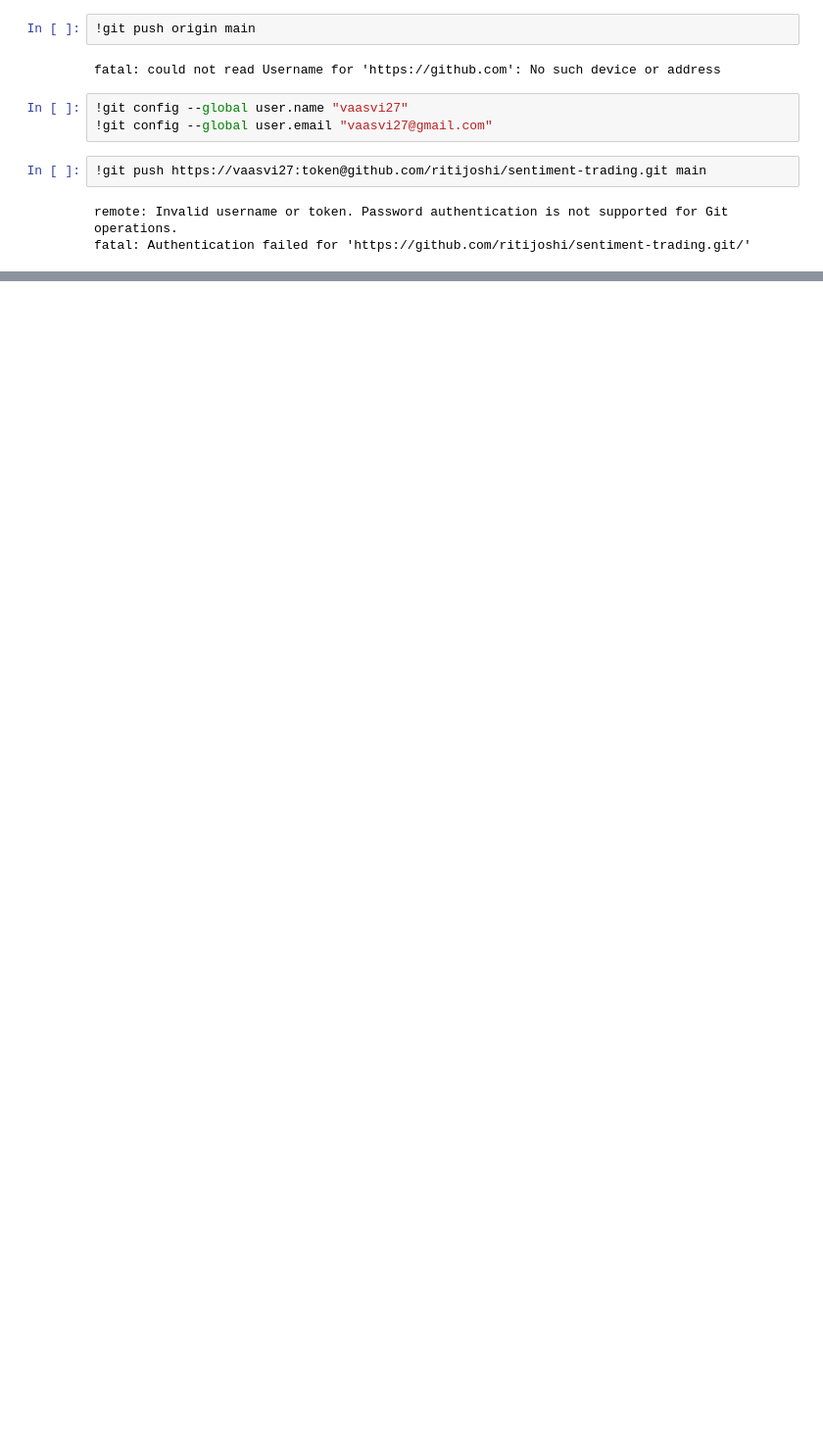
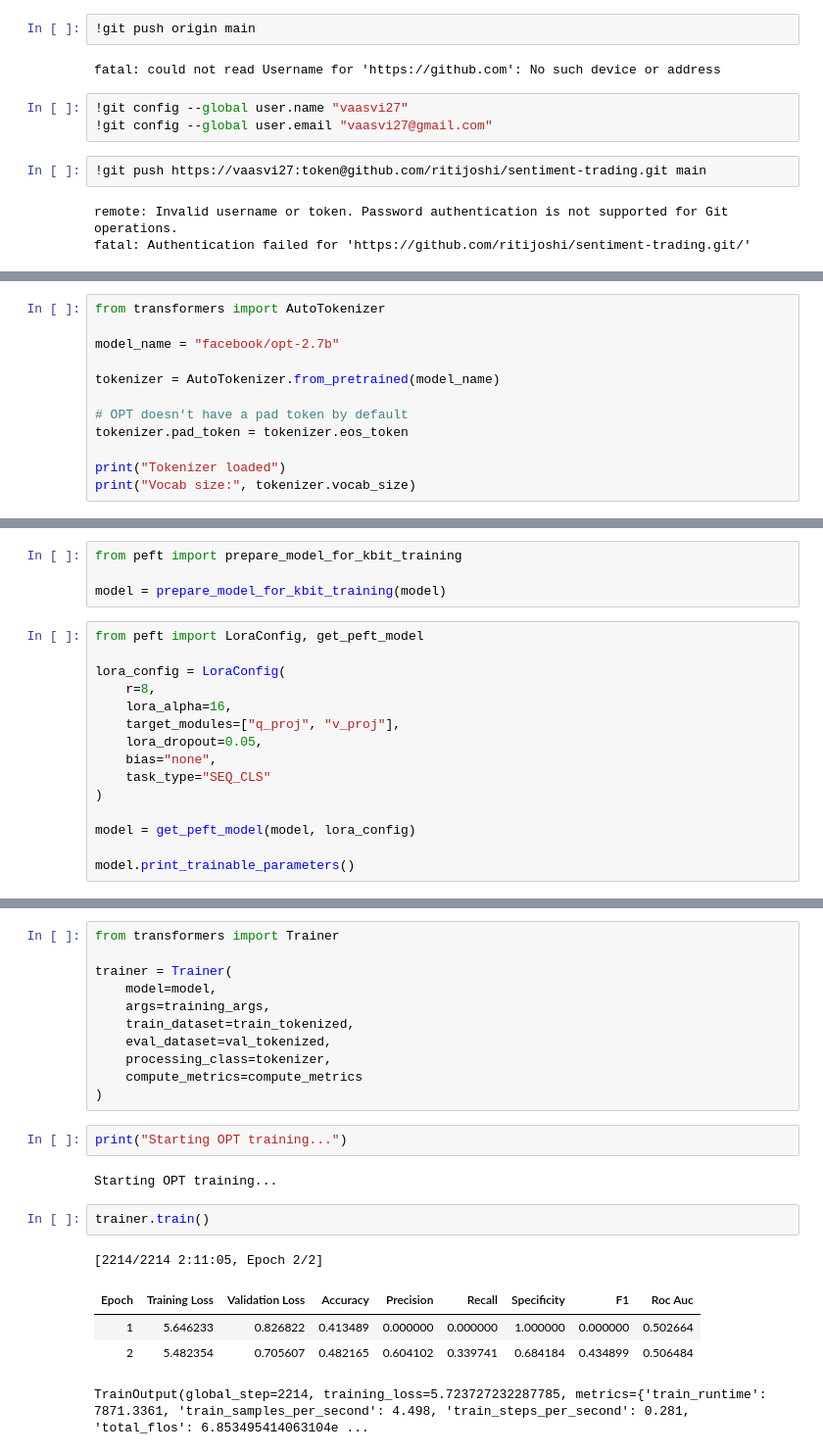
Before and after one commit to ritijoshi/sentiment-trading, a Jupyter notebook: Sentiment_Trading_LLM_Project.ipynb, the cells around one changed output, grey strips where cells are left out. Shown at 98% size. Saved outputs shown, nothing was run; the diff lists cells and outputs as text; blank space fills up the shorter version.

```diff
--- a/Sentiment_Trading_LLM_Project.ipynb
+++ b/Sentiment_Trading_LLM_Project.ipynb
@@ -1563,0 +1724,12 @@ fatal: Authentication failed for 'https://github.com/ritijoshi/sentiment-trading
+# %%
+from transformers import AutoTokenizer
+
+model_name = "facebook/opt-2.7b"
+
+tokenizer = AutoTokenizer.from_pretrained(model_name)
+
+# OPT doesn't have a pad token by default
+tokenizer.pad_token = tokenizer.eos_token
+
+print("Tokenizer loaded")
+print("Vocab size:", tokenizer.vocab_size)
@@ -1563,0 +1828,19 @@ fatal: Authentication failed for 'https://github.com/ritijoshi/sentiment-trading
+# %%
+from peft import prepare_model_for_kbit_training
+
+model = prepare_model_for_kbit_training(model)
+# %%
+from peft import LoraConfig, get_peft_model
+
+lora_config = LoraConfig(
+    r=8,
+    lora_alpha=16,
+    target_modules=["q_proj", "v_proj"],
+    lora_dropout=0.05,
+    bias="none",
+    task_type="SEQ_CLS"
+)
+
+model = get_peft_model(model, lora_config)
+
+model.print_trainable_parameters()
@@ -1563,0 +1933,23 @@ fatal: Authentication failed for 'https://github.com/ritijoshi/sentiment-trading
+# %%
+from transformers import Trainer
+
+trainer = Trainer(
+    model=model,
+    args=training_args,
+    train_dataset=train_tokenized,
+    eval_dataset=val_tokenized,
+    processing_class=tokenizer,
+    compute_metrics=compute_metrics
+)
+# %%
+print("Starting OPT training...")
+# %% [output]
+Starting OPT training...
+# %%
+trainer.train()
+# %% [output]
+[2214/2214 2:11:05, Epoch 2/2]
+| Epoch | Training Loss | Validation Loss | Accuracy | Precision | Recall | Specificity | F1 | Roc Auc |
+| 1 | 5.646233 | 0.826822 | 0.413489 | 0.000000 | 0.000000 | 1.000000 | 0.000000 | 0.502664 |
+| 2 | 5.482354 | 0.705607 | 0.482165 | 0.604102 | 0.339741 | 0.684184 | 0.434899 | 0.506484 |
+TrainOutput(global_step=2214, training_loss=5.723727232287785, metrics={'train_runtime': 7871.3361, 'train_samples_per_second': 4.498, 'train_steps_per_second': 0.281, 'total_flos': 6.853495414063104e ...
```
Also changed, not shown: parts of 49 cells of this notebook.
